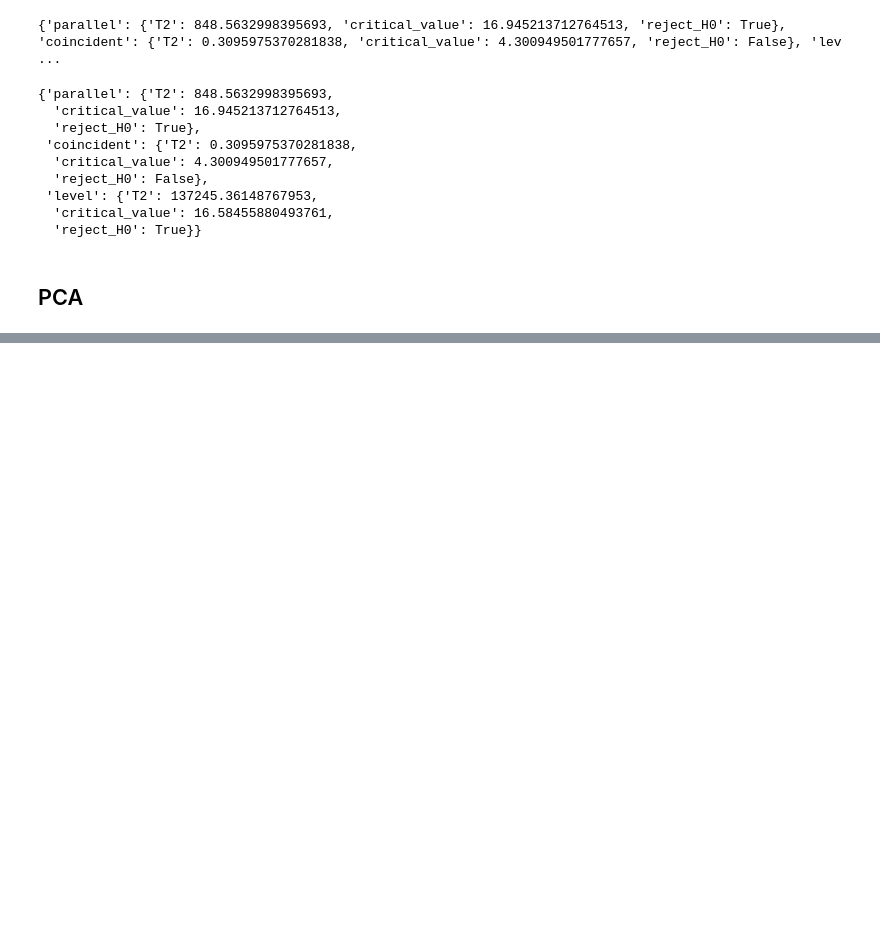
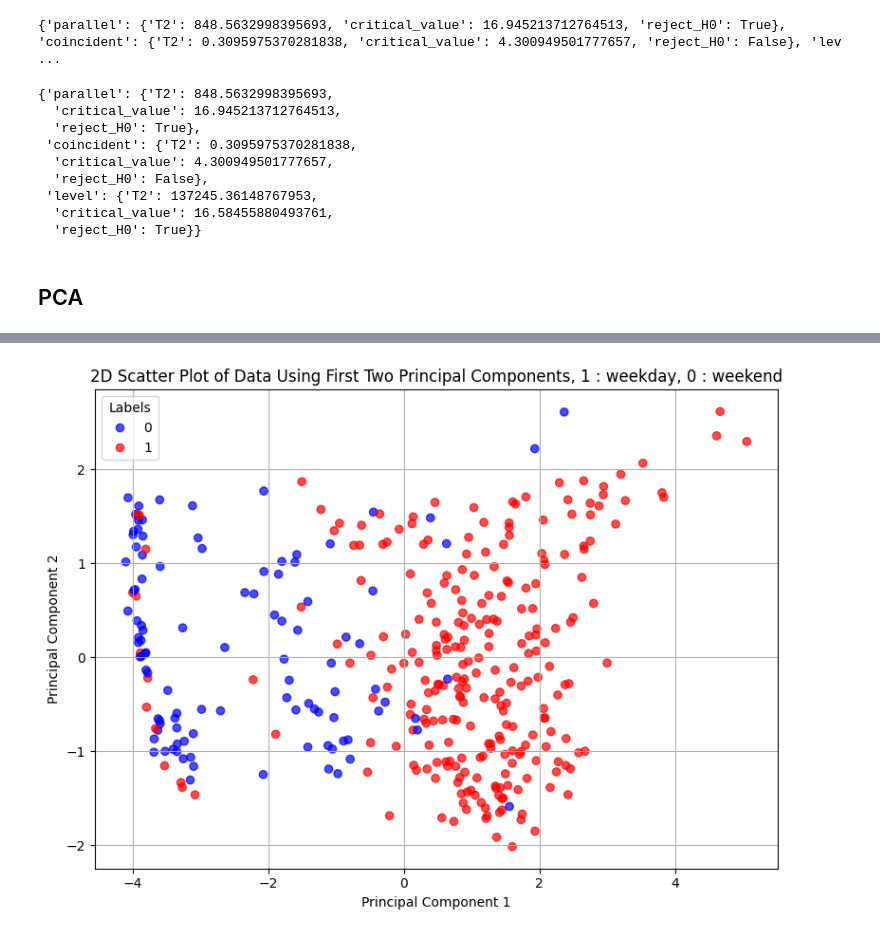
Before and after one commit to Dhruv-Kushwaha2010/MTL766-Project, a Jupyter notebook: main.ipynb, the cells around one changed output, grey strips where cells are left out. Saved outputs shown, nothing was run; the diff lists cells and outputs as text; code cells hidden in the pictures; blank space fills up the shorter version.

```diff
--- a/main.ipynb
+++ b/main.ipynb
@@ -767,0 +797,7 @@ pca_obj, transformed_data, variance_ratio = perform_pca_analysis(df_num.values)
+# %%
+df_pca_transformed = pd.DataFrame(transformed_data, columns=[f'PC{i+1}' for i in range(transformed_data.shape[1])])
+df_pca_transformed.index = pd.date_range(start = datetime.date(2018, 1, 1), end = datetime.date(2018, 12, 31), freq='D')
+df_pca_transformed = df_pca_transformed.iloc[:, :2]
+
+# adding columns for weekend and weekday
+df_pca_transformed['is_weekday'] = (df_pca_transformed.index.dayofweek < 5).astype(int)
@@ -767,0 +818,5 @@ pca_obj, transformed_data, variance_ratio = perform_pca_analysis(df_num.values)
+# %%
+# Plotting the PCA-transformed data with colors based on weekdays and weekends
+plot_pca_2d(df_pca_transformed.iloc[:, :2].values, labels = df_pca_transformed['is_weekday'], title =  '2D Scatter Plot of Data Using First Two Principal Components, 1 : weekday, 0 : weekend')
+# %% [output]
+[figure, added]
```
Also changed, not shown: parts of 12 cells of this notebook.
